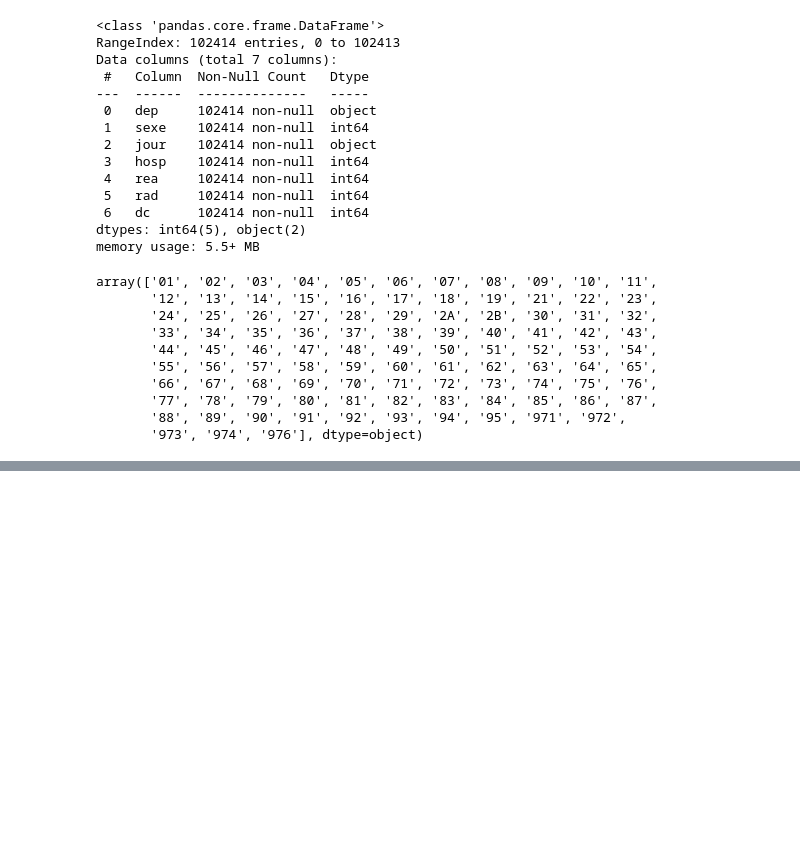
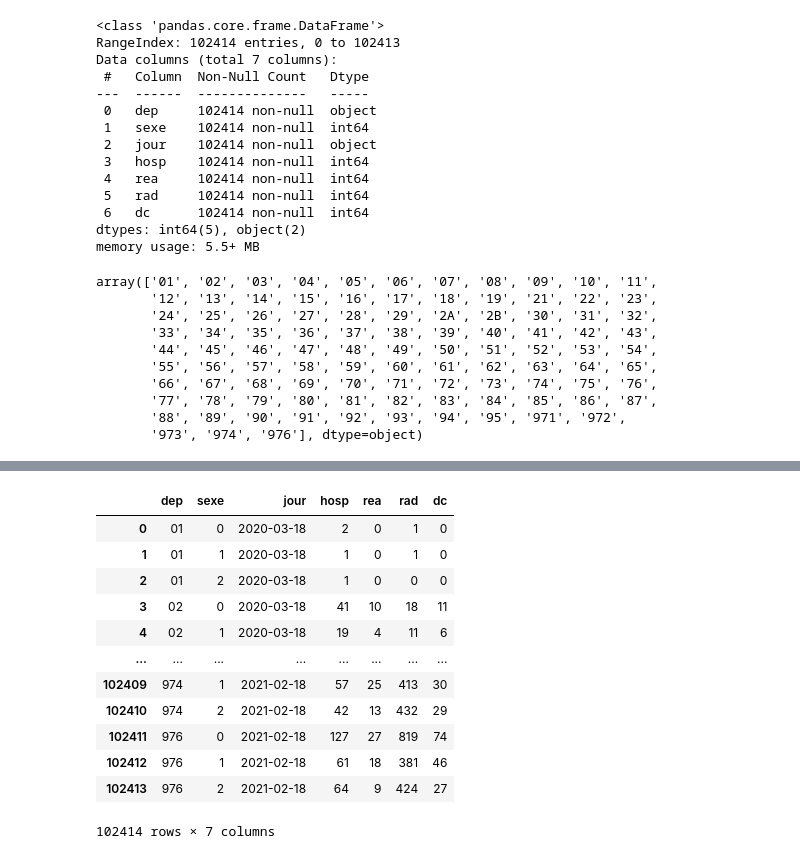
Before and after one commit to aromdhane/Dashboard, a Jupyter notebook: analyse_covid.ipynb, the cells around one changed output, grey strips where cells are left out. Drawn from its saved outputs; the diff is of its cells as text; code cells hidden in the pictures; blank space fills up the shorter version.

```diff
--- a/analyse_covid.ipynb
+++ b/analyse_covid.ipynb
@@ -51,0 +60,16 @@ Name: hosp, Length: 1014, dtype: int64
+# %%
+df_covid
+# %% [output]
+|  | dep | sexe | jour | hosp | rea | rad | dc |
+| 0 | 01 | 0 | 2020-03-18 | 2 | 0 | 1 | 0 |
+| 1 | 01 | 1 | 2020-03-18 | 1 | 0 | 1 | 0 |
+| 2 | 01 | 2 | 2020-03-18 | 1 | 0 | 0 | 0 |
+| 3 | 02 | 0 | 2020-03-18 | 41 | 10 | 18 | 11 |
+| 4 | 02 | 1 | 2020-03-18 | 19 | 4 | 11 | 6 |
+| ... | ... | ... | ... | ... | ... | ... | ... |
+| 102409 | 974 | 1 | 2021-02-18 | 57 | 25 | 413 | 30 |
+| 102410 | 974 | 2 | 2021-02-18 | 42 | 13 | 432 | 29 |
+| 102411 | 976 | 0 | 2021-02-18 | 127 | 27 | 819 | 74 |
+| 102412 | 976 | 1 | 2021-02-18 | 61 | 18 | 381 | 46 |
+| 102413 | 976 | 2 | 2021-02-18 | 64 | 9 | 424 | 27 |
+102414 rows × 7 columns
```
Also changed, not shown: parts of 3 cells of this notebook, 1 other file.
